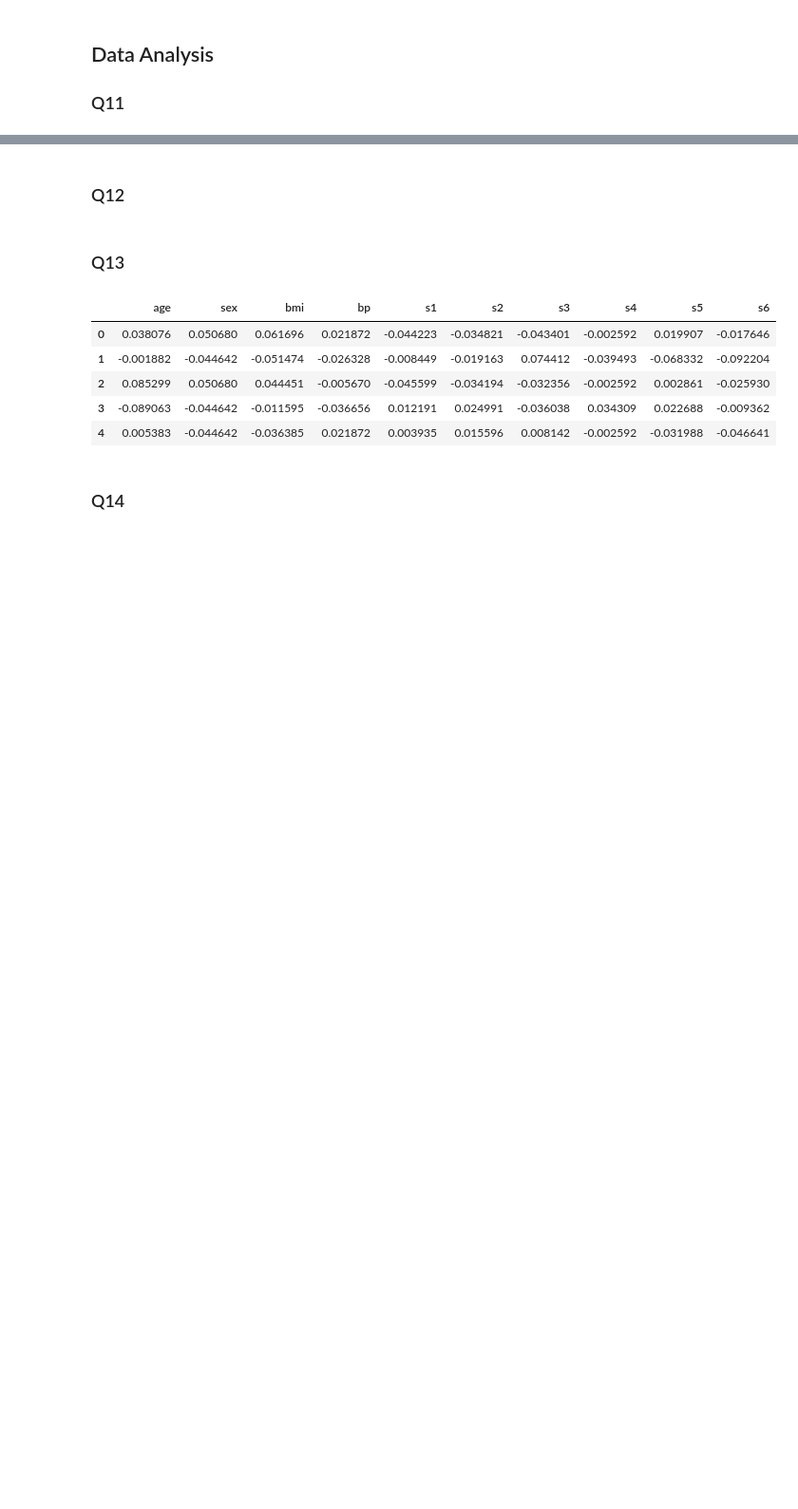
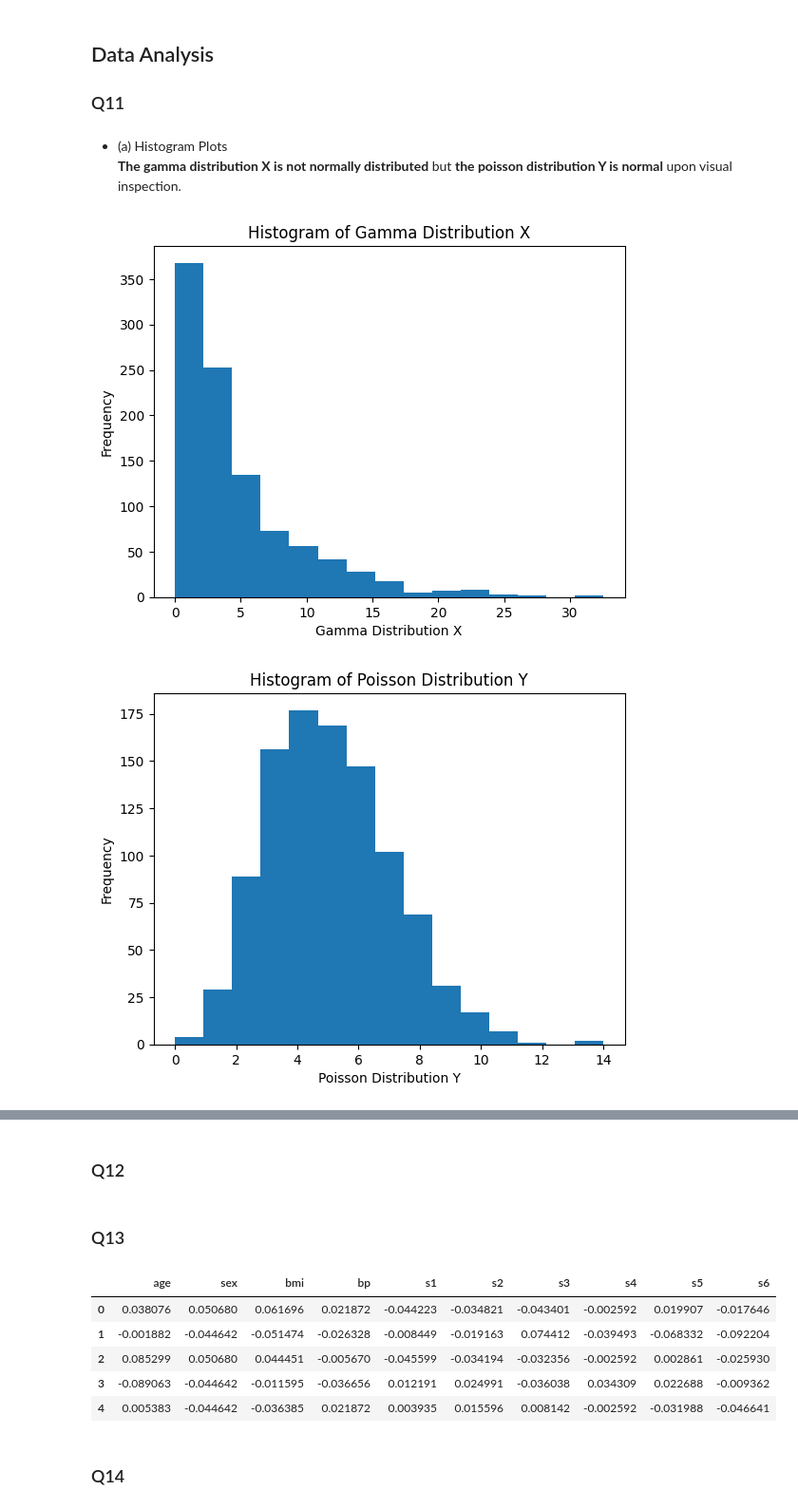
Before and after one commit to mikami520/MBP1201H-Biostats, a Jupyter notebook: Final Exam/FINAL_TEMPLATE.ipynb, the cells around one changed output, grey strips where cells are left out. Shown: that part at 95% size. Cells and saved outputs as stored; diff of their text form; code cells hidden in the pictures; blank space fills up the shorter version.

```diff
--- a/Final Exam/FINAL_TEMPLATE.ipynb
+++ b/Final Exam/FINAL_TEMPLATE.ipynb
@@ -52 +82,19 @@ X = np.random.gamma(1, 5, 1000)
 Y = np.random.poisson(lam=5, size=1000)
+# %% [markdown]
+- (a) Histogram Plots\
+**The gamma distribution X is not normally distributed** but **the poisson distribution Y is normal** upon visual inspection.
+# %%
+_,_,_ = plt.hist(X, bins=15)
+plt.xlabel('Gamma Distribution X')
+plt.ylabel('Frequency')
+plt.title('Histogram of Gamma Distribution X')
+plt.show()
+
+_,_,_ = plt.hist(Y, bins=15)
+plt.xlabel('Poisson Distribution Y')
+plt.ylabel('Frequency')
+plt.title('Histogram of Poisson Distribution Y')
+plt.show()
+# %% [output]
+[figure, added]
+[figure, added]
```
Also changed, not shown: parts of 7 cells of this notebook.
